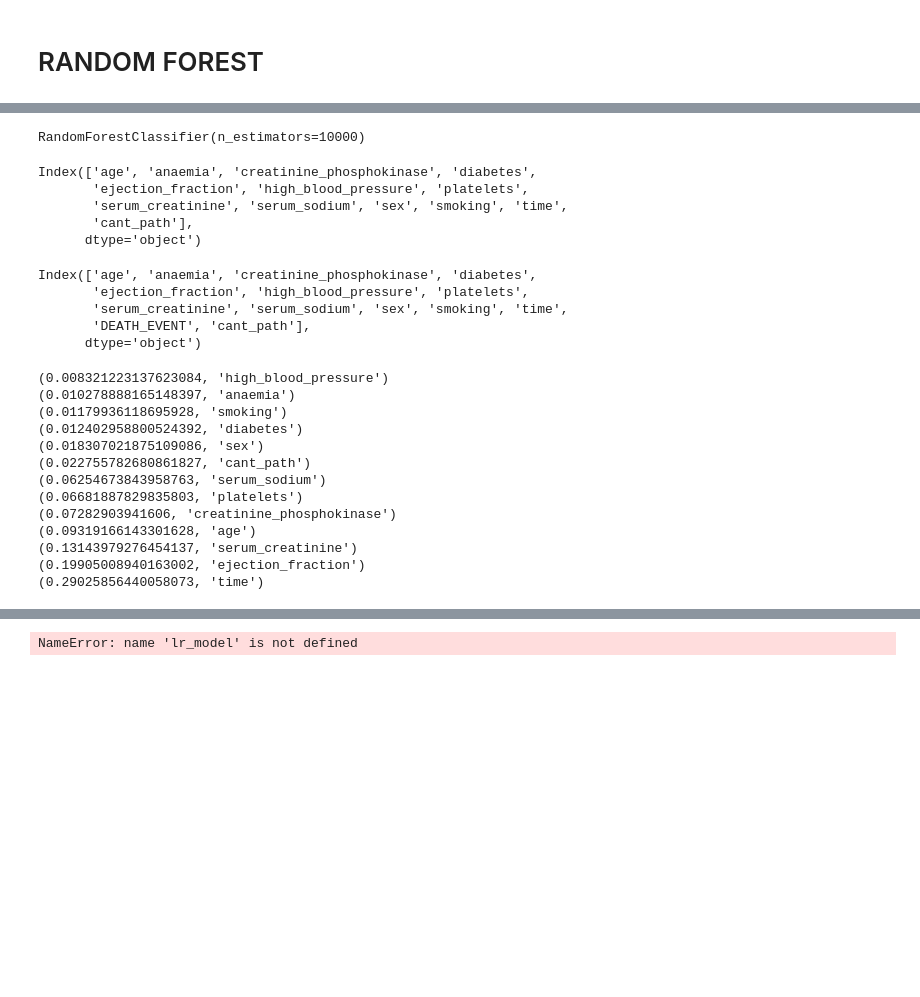
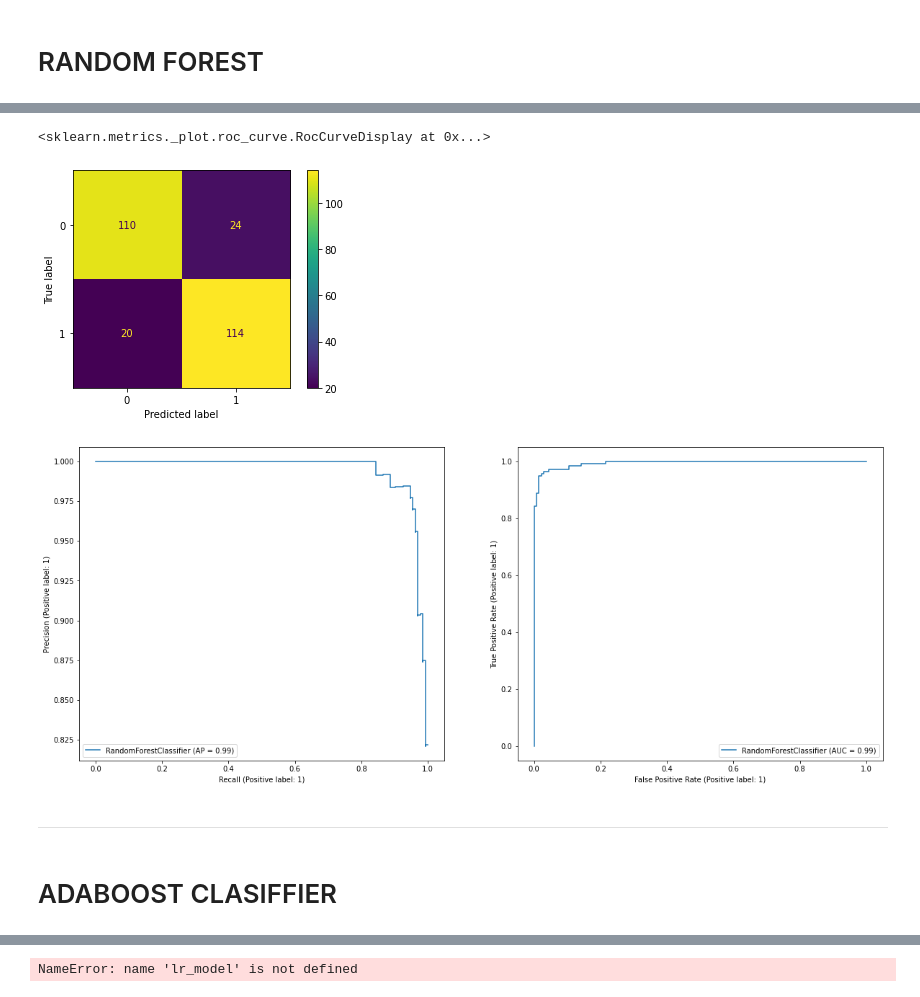
Before and after one commit to JaviCeRodriguez/Heart-Failure-ML, a Jupyter notebook: classification.ipynb, the cells around one changed output, grey strips where cells are left out. Saved outputs shown, nothing was run; the diff lists cells and outputs as text; code cells hidden in the pictures; blank space fills up the shorter version.

```diff
--- a/classification.ipynb
+++ b/classification.ipynb
@@ -53,11 +59,6 @@ scaler = StandardScaler()
 feat_train = scaler.fit_transform(feat_train)
 t_var = scaler.var_ # ESTA VARIANZA HAY Q USAR PARA STANDARIZAR EL TARG_TEST
 t_mean = scaler.mean_ # ESTA MEDIA HAY Q USAR PARA STANDARIZAR EL TARG_TEST
-# %%
-rf_model = RandomForestClassifier(n_estimators=5000)
-rf_model.fit(feat_train,targ_train)
-for feat in sorted(list(zip(rf_model.feature_importances_,df_cleaned.drop("DEATH_EVENT",axis=1).columns))):
-    print(feat)
 # %% [markdown]
 ## ACA TENEMOS EL DATASET RECORTADO Y STANDARIZADO
 # %%
@@ -302,13 +303,13 @@ plot_roc_curve(nb_model, feat_train, targ_train,ax=ax2)
 # %% [markdown]
 # RANDOM FOREST
 # %%
-hyperparam = {"n_estimators":[140,150,160],"max_depth":[100,110,120],"min_samples_leaf":[2,10,20,50]}
+hyperparam = {"n_estimators":[100,200,500],"max_depth":[5],"min_samples_leaf":[2,10]}
 rf_model = RandomForestClassifier()
-rf_grilla = GridSearchCV(rf_model,hyperparam,cv=sss,scoring="f1",n_jobs=-1)
+rf_grilla = GridSearchCV(rf_model,hyperparam,cv=10,scoring="f1",n_jobs=-1)
 rf_grilla.fit(feat_train,targ_train)
 rf_model = rf_grilla.best_estimator_
 print(rf_grilla.best_params_)
 print("Grilla Best Score: {:.3f}".format(rf_grilla.best_score_))
-rf_scoring = cross_val_score(rf_model, feat_train, targ_train,cv=sss, scoring="f1")
+rf_scoring = cross_val_score(rf_model, feat_train, targ_train,cv=10, scoring="f1")
 print("Cross Validation Score: {:.3f} +/- {:.3f}".format(rf_scoring.mean(),rf_scoring.std()))
 # %% [output]
@@ -318,4 +318,0 @@ Cross Validation Score: 0.796 +/- 0.050
-# %%
-from imblearn.over_sampling import SMOTE
-sm = SMOTE(random_state=42)
-feat_train, targ_train = sm.fit_resample(feat_train, targ_train)
@@ -326,27 +318,0 @@ feat_train.shape
-# %%
-#hyperparam = {"n_estimators":[5000]}
-rf_model = RandomForestClassifier(n_estimators=10000)
-#rf_grilla = GridSearchCV(rf_model,hyperparam,cv=sss,scoring="f1",n_jobs=-1)
-rf_model.fit(feat_train,targ_train)
-#rf_model = rf_grilla.best_estimator_
-#print(rf_grilla.best_params_)
-#print("Grilla Best Score: {:.3f}".format(rf_grilla.best_score_))
-#rf_scoring = cross_val_score(rf_model, feat_train, targ_train,cv=sss, scoring="f1")
-# %% [output]
-RandomForestClassifier(n_estimators=10000)
-# %%
-df_cleaned.drop("DEATH_EVENT",axis=1).columns
-# %% [output]
-Index(['age', 'anaemia', 'creatinine_phosphokinase', 'diabetes',
-       'ejection_fraction', 'high_blood_pressure', 'platelets',
-       'serum_creatinine', 'serum_sodium', 'sex', 'smoking', 'time',
-       'cant_path'],
-      dtype='object')
-# %%
-df_cleaned.columns
-# %% [output]
-Index(['age', 'anaemia', 'creatinine_phosphokinase', 'diabetes',
-       'ejection_fraction', 'high_blood_pressure', 'platelets',
-       'serum_creatinine', 'serum_sodium', 'sex', 'smoking', 'time',
-       'DEATH_EVENT', 'cant_path'],
-      dtype='object')
@@ -355,17 +319,16 @@ tet = list(zip(rf_model.feature_importances_,df_cleaned.drop("DEATH_EVENT",axis=
-# %%
-for n in sorted(tet):
-    print(n)
-# %% [output]
-(0.008321223137623084, 'high_blood_pressure')
-(0.010278888165148397, 'anaemia')
-(0.01179936118695928, 'smoking')
-(0.012402958800524392, 'diabetes')
-(0.018307021875109086, 'sex')
-(0.022755782680861827, 'cant_path')
-(0.06254673843958763, 'serum_sodium')
-(0.06681887829835803, 'platelets')
-(0.07282903941606, 'creatinine_phosphokinase')
-(0.09319166143301628, 'age')
-(0.13143979276454137, 'serum_creatinine')
-(0.19905008940163002, 'ejection_fraction')
-(0.29025856440058073, 'time')
+# %%
+rf_predicted = cross_val_predict(rf_model,feat_train,targ_train,cv=10)
+cm = confusion_matrix(targ_train, rf_predicted)
+disp = ConfusionMatrixDisplay(confusion_matrix=cm)
+disp.plot()
+fig, (ax1, ax2) = plt.subplots(1, 2, figsize=(20, 8))
+plot_precision_recall_curve(rf_model, feat_train, targ_train,ax=ax1)
+plot_roc_curve(rf_model, feat_train, targ_train,ax=ax2)
+# %% [output]
+<sklearn.metrics._plot.roc_curve.RocCurveDisplay at 0x...>
+[figure, added]
+[figure, added]
+# %% [markdown]
+---
+# %% [markdown]
+# ADABOOST CLASIFFIER
```
Also changed, not shown: parts of 11 cells of this notebook, 2 other files.
